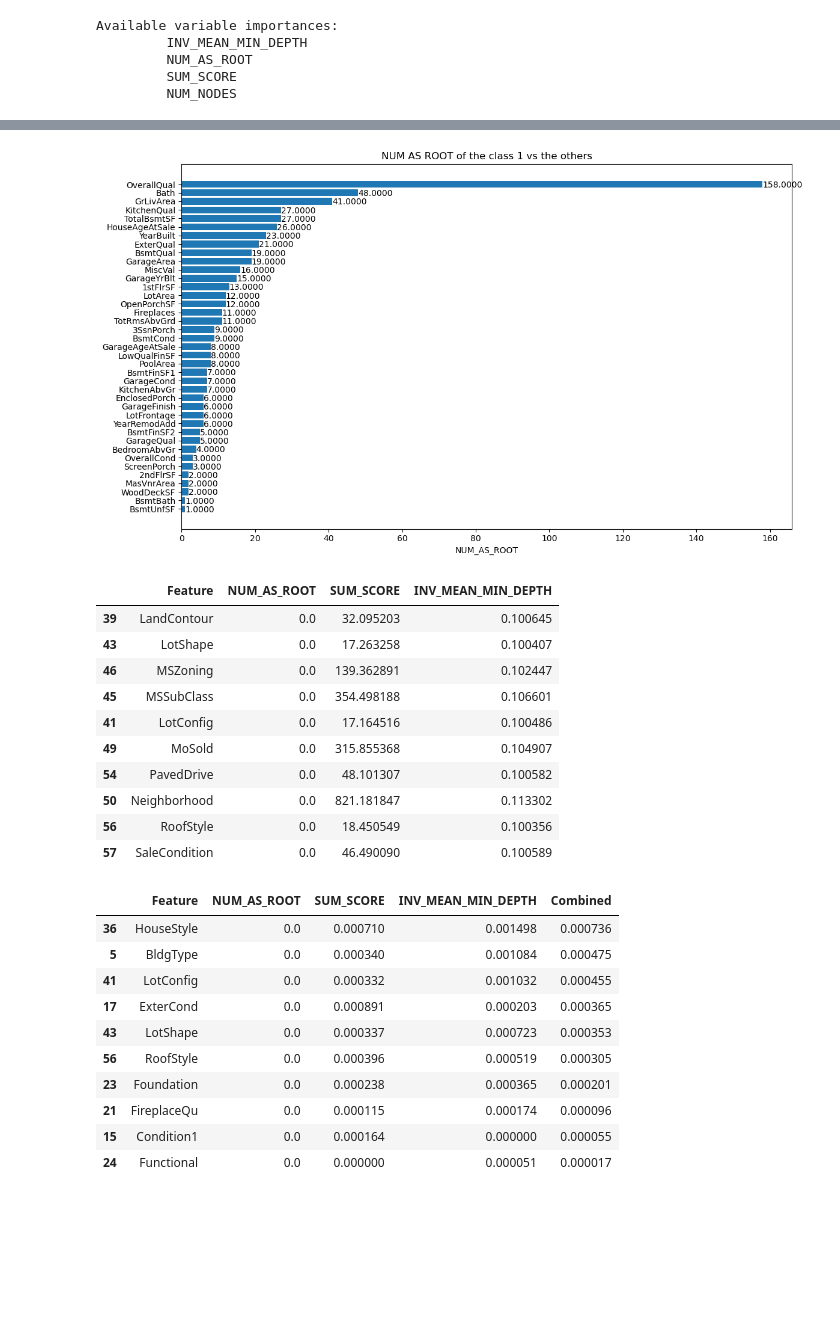
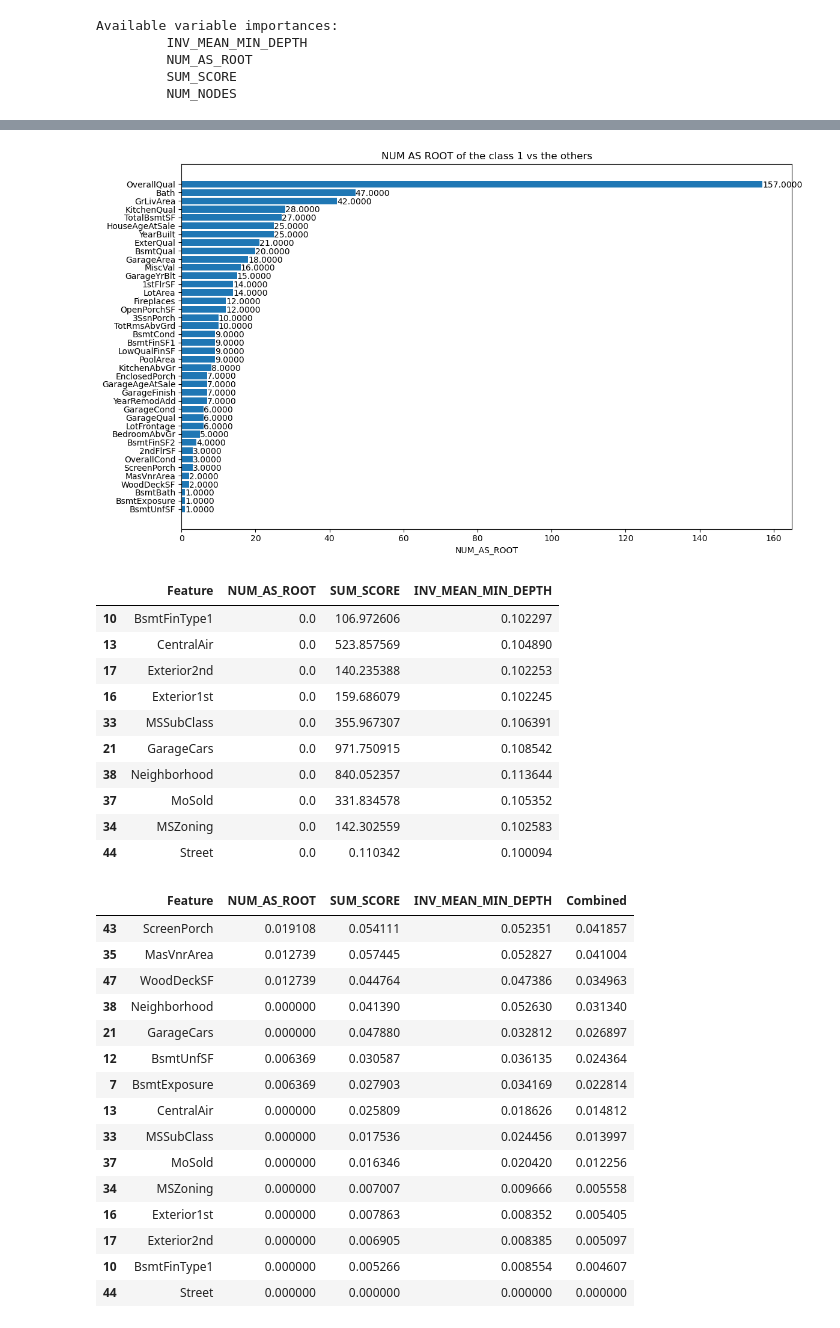
Before and after one commit to driksey/kaggle-house, a Jupyter notebook: notebooks/EDA6.ipynb, the cells around one changed output, grey strips where cells are left out. Cells and saved outputs as stored; diff of their text form; code cells hidden in the pictures; blank space fills up the shorter version.

```diff
--- a/notebooks/EDA6.ipynb
+++ b/notebooks/EDA6.ipynb
@@ -282,7 +282,14 @@ dataset_df["BsmtCond"] = dataset_df["BsmtCond"].replace(quality_mapping)
 dataset_df["BsmtExposure"] = dataset_df["BsmtExposure"].replace(exposure_mapping)
 # dataset_df = dataset_df.drop(columns=["KitchenQual"], errors="ignore")
 # %%
-dataset_df = dataset_df.drop(columns=['Electrical', 'SaleType', 'LandSlope', 'Fence', 'BsmtFinType2', 'MasVnrType', 'Alley', 'RoofMatl', 'Condition2', 'Heating'], errors="ignore")
+dataset_df = dataset_df.drop(
+    columns=['Electrical', 'SaleType', 'LandSlope', 'Fence', 'BsmtFinType2', 'MasVnrType', 'Alley', 'RoofMatl', 'Condition2', 'Heating'],
+    errors="ignore")
+# %%
+dataset_df = dataset_df.drop(
+    columns=['GarageType', 'PavedDrive', 'SaleCondition', 'LandContour', 'HeatingQC', 'HouseStyle', 'BldgType', 'LotConfig', 'ExterCond', 'LotShape', 'RoofStyle', \
+             'Foundation', 'FireplaceQu', 'Condition1', 'Functional', 'HeatingQC'],
+    errors="ignore")
 # %%
 dataset_df.info()
 # %% [output]
@@ -580,7 +587,7 @@ plt.title("NUM AS ROOT of the class 1 vs the others")
 plt.tight_layout()
 plt.show()
 # %% [output]
-[figure, old version]
+[figure, new version]
 # %%
 # Extraire toutes les importances
 importances = inspector.variable_importances()
@@ -609,40 +616,45 @@ for df in dfs[1:]:
 df_importances.sort_values("NUM_AS_ROOT", ascending=False).tail(10)
 # %% [output]
 |  | Feature | NUM_AS_ROOT | SUM_SCORE | INV_MEAN_MIN_DEPTH |
-| 39 | LandContour | 0.0 | 32.095203 | 0.100645 |
-| 43 | LotShape | 0.0 | 17.263258 | 0.100407 |
-| 46 | MSZoning | 0.0 | 139.362891 | 0.102447 |
-| 45 | MSSubClass | 0.0 | 354.498188 | 0.106601 |
-| 41 | LotConfig | 0.0 | 17.164516 | 0.100486 |
-| 49 | MoSold | 0.0 | 315.855368 | 0.104907 |
-| 54 | PavedDrive | 0.0 | 48.101307 | 0.100582 |
-| 50 | Neighborhood | 0.0 | 821.181847 | 0.113302 |
-| 56 | RoofStyle | 0.0 | 18.450549 | 0.100356 |
-| 57 | SaleCondition | 0.0 | 46.490090 | 0.100589 |
+| 10 | BsmtFinType1 | 0.0 | 106.972606 | 0.102297 |
+| 13 | CentralAir | 0.0 | 523.857569 | 0.104890 |
+| 17 | Exterior2nd | 0.0 | 140.235388 | 0.102253 |
+| 16 | Exterior1st | 0.0 | 159.686079 | 0.102245 |
+| 33 | MSSubClass | 0.0 | 355.967307 | 0.106391 |
+| 21 | GarageCars | 0.0 | 971.750915 | 0.108542 |
+| 38 | Neighborhood | 0.0 | 840.052357 | 0.113644 |
+| 37 | MoSold | 0.0 | 331.834578 | 0.105352 |
+| 34 | MSZoning | 0.0 | 142.302559 | 0.102583 |
+| 44 | Street | 0.0 | 0.110342 | 0.100094 |
 # %%
 from sklearn.preprocessing import MinMaxScaler
 
 scaler = MinMaxScaler()
 df_importances[["NUM_AS_ROOT", "SUM_SCORE", "INV_MEAN_MIN_DEPTH"]] = scaler.fit_transform(
     df_importances[["NUM_AS_ROOT", "SUM_SCORE", "INV_MEAN_MIN_DEPTH"]]
 )
 
 # Moyenne des 3 scores (ou pondération si tu veux privilégier un critère)
 df_importances["Combined"] = df_importances[["NUM_AS_ROOT", "SUM_SCORE", "INV_MEAN_MIN_DEPTH"]].mean(axis=1)
 
 # Trier par importance combinée
 df_importances = df_importances.sort_values("Combined", ascending=False)
-df_importances.tail(10)
+df_importances.tail(15)
 # %% [output]
 |  | Feature | NUM_AS_ROOT | SUM_SCORE | INV_MEAN_MIN_DEPTH | Combined |
-| 36 | HouseStyle | 0.0 | 0.000710 | 0.001498 | 0.000736 |
-| 5 | BldgType | 0.0 | 0.000340 | 0.001084 | 0.000475 |
-| 41 | LotConfig | 0.0 | 0.000332 | 0.001032 | 0.000455 |
-| 17 | ExterCond | 0.0 | 0.000891 | 0.000203 | 0.000365 |
-| 43 | LotShape | 0.0 | 0.000337 | 0.000723 | 0.000353 |
-| 56 | RoofStyle | 0.0 | 0.000396 | 0.000519 | 0.000305 |
-| 23 | Foundation | 0.0 | 0.000238 | 0.000365 | 0.000201 |
-| 21 | FireplaceQu | 0.0 | 0.000115 | 0.000174 | 0.000096 |
-| 15 | Condition1 | 0.0 | 0.000164 | 0.000000 | 0.000055 |
-| 24 | Functional | 0.0 | 0.000000 | 0.000051 | 0.000017 |
+| 43 | ScreenPorch | 0.019108 | 0.054111 | 0.052351 | 0.041857 |
+| 35 | MasVnrArea | 0.012739 | 0.057445 | 0.052827 | 0.041004 |
+| 47 | WoodDeckSF | 0.012739 | 0.044764 | 0.047386 | 0.034963 |
+| 38 | Neighborhood | 0.000000 | 0.041390 | 0.052630 | 0.031340 |
+| 21 | GarageCars | 0.000000 | 0.047880 | 0.032812 | 0.026897 |
+| 12 | BsmtUnfSF | 0.006369 | 0.030587 | 0.036135 | 0.024364 |
+| 7 | BsmtExposure | 0.006369 | 0.027903 | 0.034169 | 0.022814 |
+| 13 | CentralAir | 0.000000 | 0.025809 | 0.018626 | 0.014812 |
+| 33 | MSSubClass | 0.000000 | 0.017536 | 0.024456 | 0.013997 |
+| 37 | MoSold | 0.000000 | 0.016346 | 0.020420 | 0.012256 |
+| 34 | MSZoning | 0.000000 | 0.007007 | 0.009666 | 0.005558 |
+| 16 | Exterior1st | 0.000000 | 0.007863 | 0.008352 | 0.005405 |
+| 17 | Exterior2nd | 0.000000 | 0.006905 | 0.008385 | 0.005097 |
+| 10 | BsmtFinType1 | 0.000000 | 0.005266 | 0.008554 | 0.004607 |
+| 44 | Street | 0.000000 | 0.000000 | 0.000000 | 0.000000 |
 # %%
```
Also changed, not shown: parts of 11 cells of this notebook, 2 other files.
